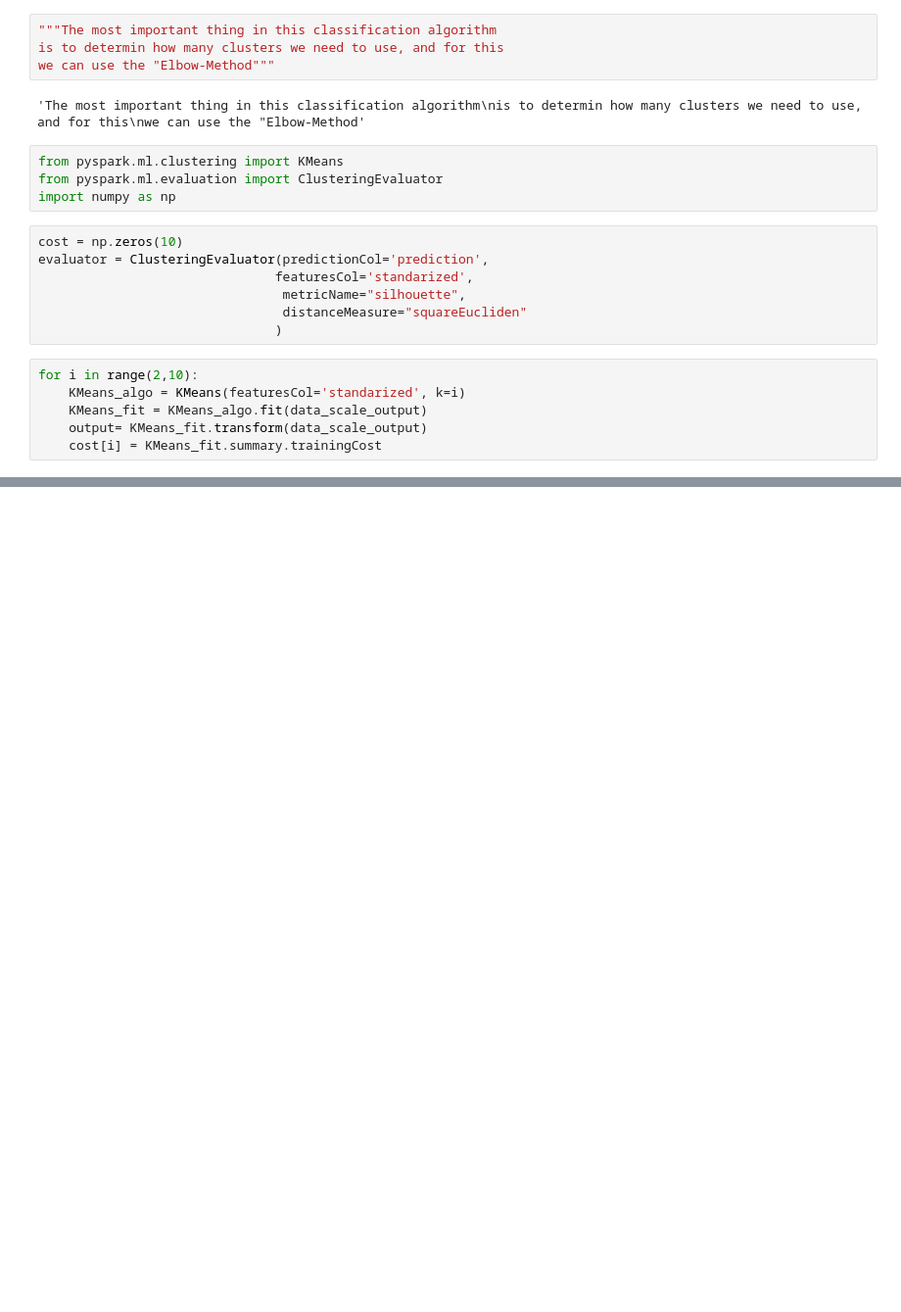
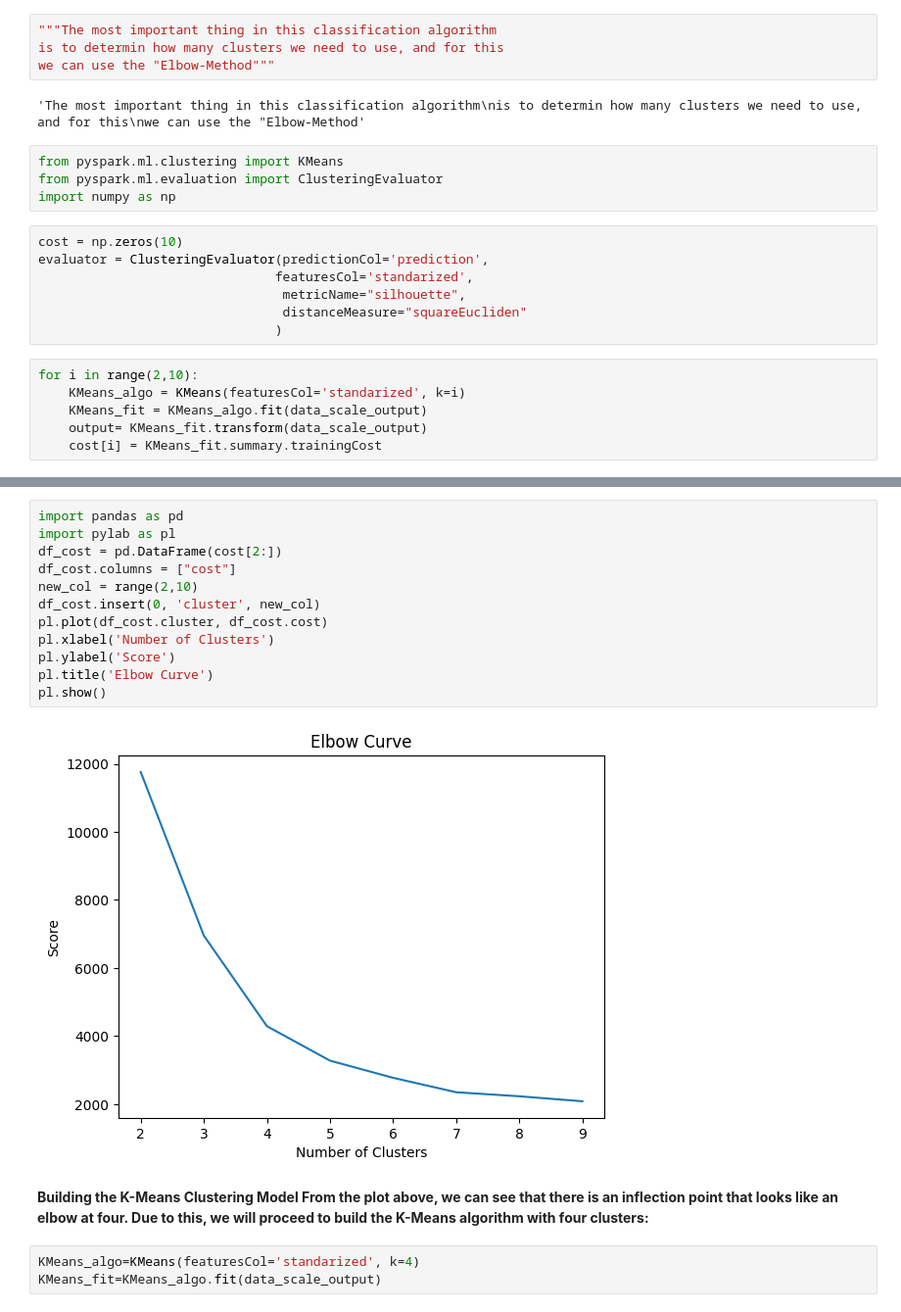
Before and after one commit to SaberHardy/MLRetailProcess, a Jupyter notebook: DataCampRetailProcess.ipynb, the cells around one changed output, grey strips where cells are left out. Shown at 98% size. Drawn from its saved outputs; the diff is of its cells as text; blank space fills up the shorter version.

Commit message:
cluster analysis

```diff
--- a/DataCampRetailProcess.ipynb
+++ b/DataCampRetailProcess.ipynb
@@ -374,0 +379,20 @@ cost
+# %%
+import pandas as pd
+import pylab as pl
+df_cost = pd.DataFrame(cost[2:])
+df_cost.columns = ["cost"]
+new_col = range(2,10)
+df_cost.insert(0, 'cluster', new_col)
+pl.plot(df_cost.cluster, df_cost.cost)
+pl.xlabel('Number of Clusters')
+pl.ylabel('Score')
+pl.title('Elbow Curve')
+pl.show()
+# %% [output]
+[figure, added]
+# %% [markdown]
+**Building the K-Means Clustering Model
+From the plot above, we can see that there is an inflection point that looks like an elbow at four. Due to this, we will proceed to build the K-Means algorithm with four clusters:**
+# %%
+KMeans_algo=KMeans(featuresCol='standarized', k=4)
+KMeans_fit=KMeans_algo.fit(data_scale_output)
```
Also changed, not shown: parts of 4 cells of this notebook.
